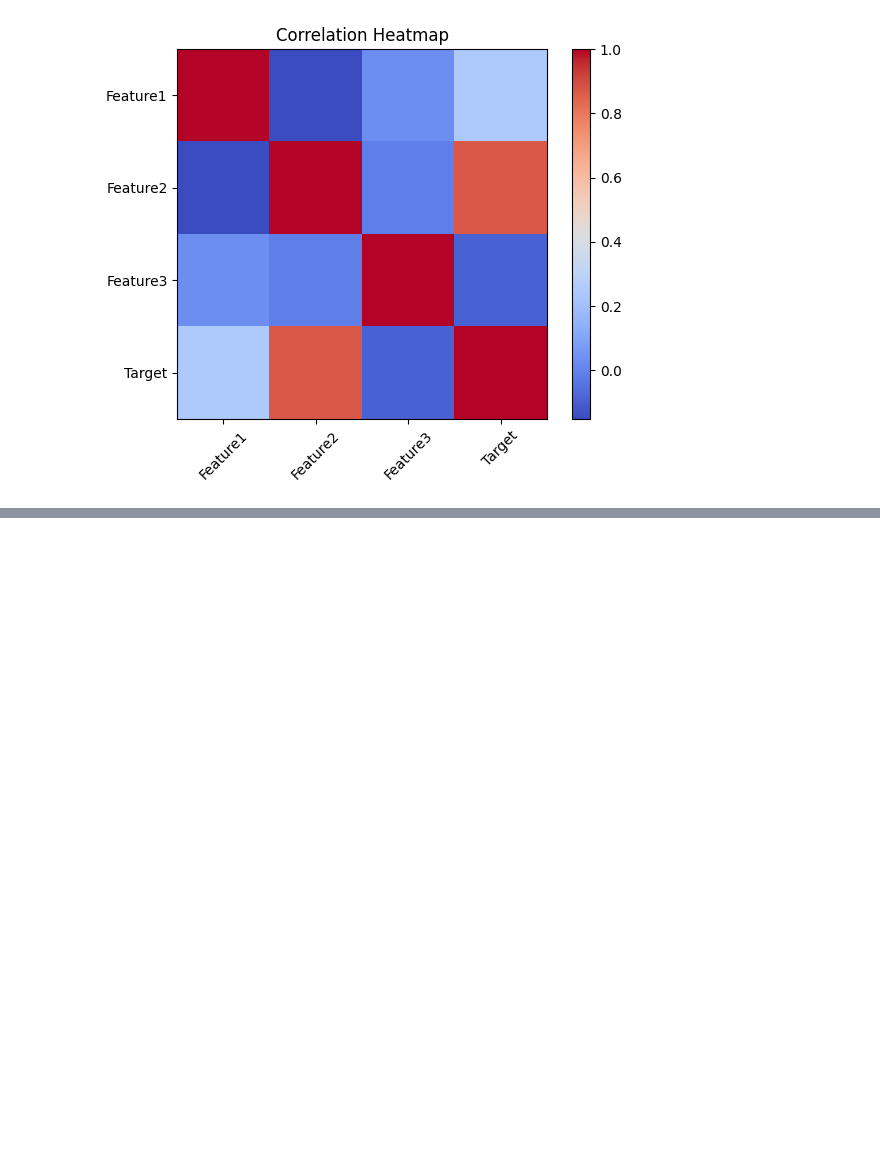
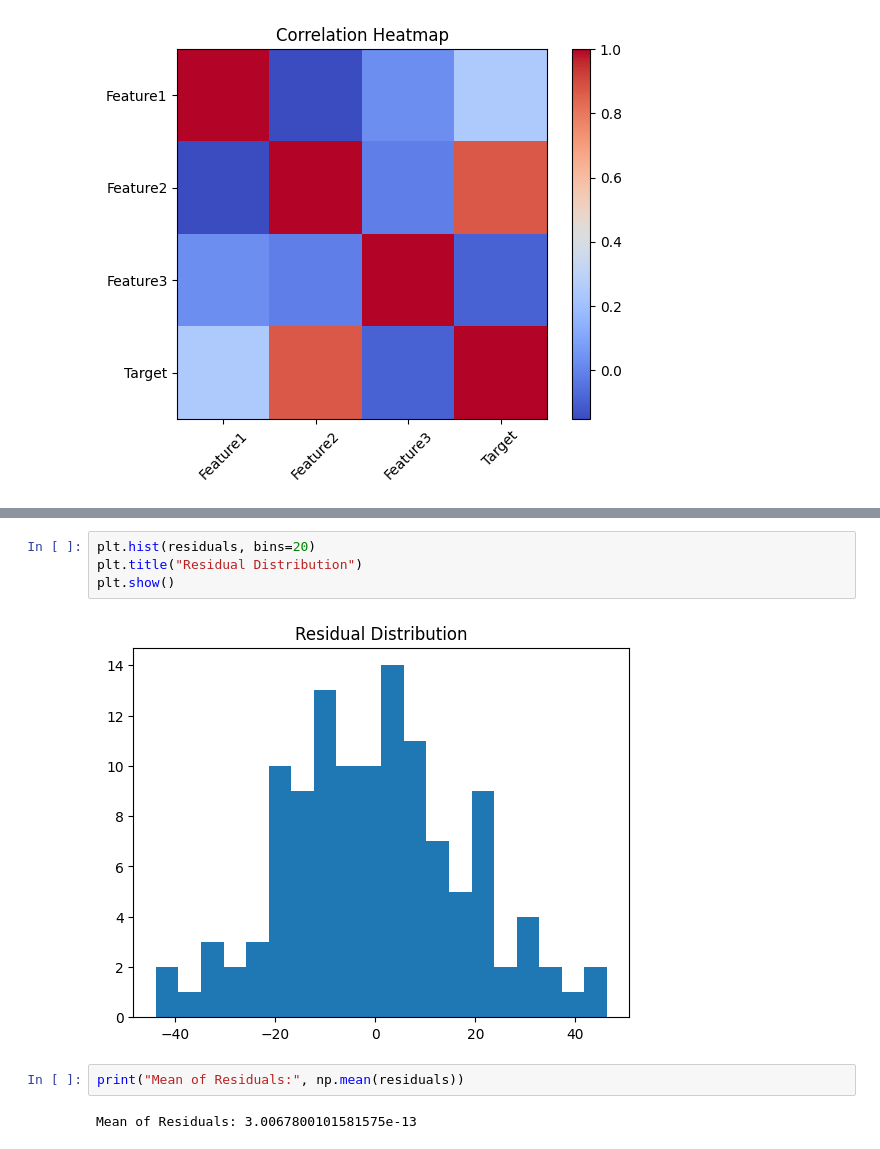
Before and after one commit to deepakpalcsjmu/Linear-Regression-Lab, a Jupyter notebook: ML_Assignment.ipynb, the cells around one changed output, grey strips where cells are left out. Cells and saved outputs as stored; diff of their text form; blank space fills up the shorter version.

```diff
--- a/ML_Assignment.ipynb
+++ b/ML_Assignment.ipynb
@@ -83,0 +257,10 @@ plt.show()
+# %%
+plt.hist(residuals, bins=20)
+plt.title("Residual Distribution")
+plt.show()
+# %% [output]
+[figure, added]
+# %%
+print("Mean of Residuals:", np.mean(residuals))
+# %% [output]
+Mean of Residuals: 3.0067800101581575e-13
```
Also changed, not shown: parts of 18 cells of this notebook.
